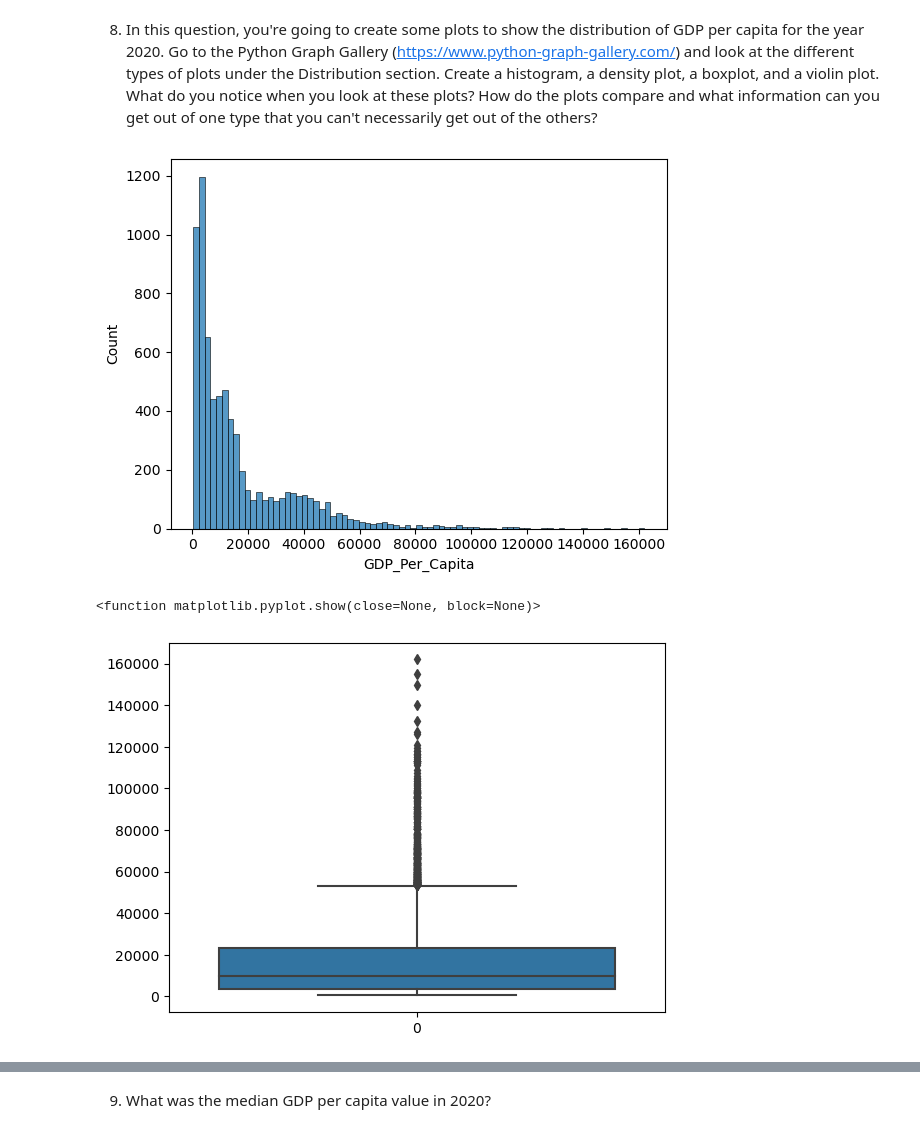
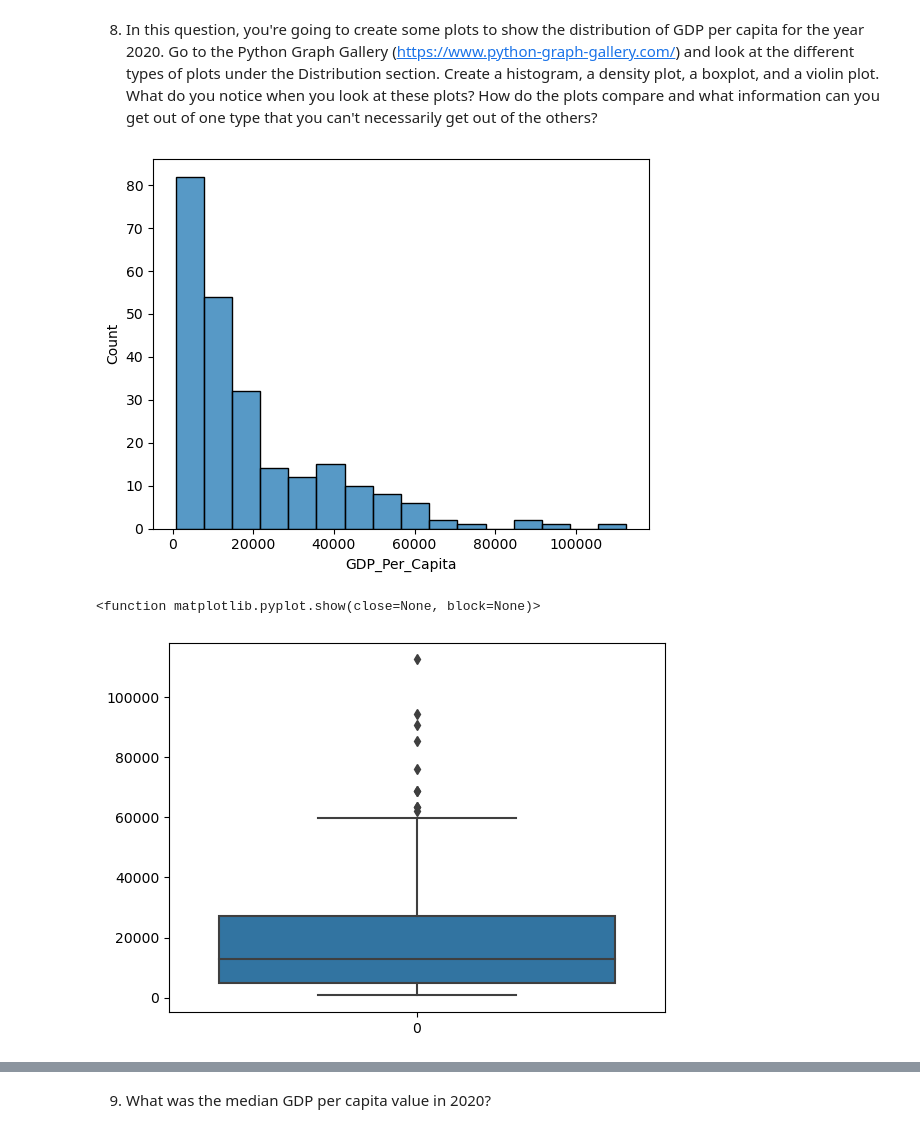
Before and after one commit to NSS-Data-Analytics-Cohort-8/gdp-and-internet-usage-cjpentecost, a Jupyter notebook: notebooks/UNproject.ipynb, the cells around one changed output, grey strips where cells are left out. Drawn from its saved outputs; the diff is of its cells as text; code cells hidden in the pictures.

```diff
--- a/notebooks/UNproject.ipynb
+++ b/notebooks/UNproject.ipynb
@@ -87,21 +87,20 @@ Name: Year, dtype: int64
 8. In this question, you're going to create some plots to show the distribution of GDP per capita for the year 2020. Go to the Python Graph Gallery (https://www.python-graph-gallery.com/) and look at the different types of plots under the Distribution section. Create a histogram, a density plot, a boxplot, and a violin plot. What do you notice when you look at these plots? How do the plots compare and what information can you get out of one type that you can't necessarily get out of the others?
 # %%
 #HISTOGRAM EX
-#Trying to filter out for only the year 2020, but have spent too much time on it
-#year = 2020
-df_filtered = gdp_df[gdp_df['Year']== 2020]
-sns.histplot(gdp_df.GDP_Per_Capita)
+gdp_2020 = gdp_df.loc[gdp_df['Year']==2020]
+#print(gdp_2020.head())
+sns.histplot(gdp_2020.GDP_Per_Capita)
 x = 'GDP_Per_Capita'
 y = 'Year'
 plt.show()
 # %% [output]
-[figure, old version]
+[figure, new version]
 # %%
 #BoxPlot Ex
-sns.boxplot(gdp_df.GDP_Per_Capita)
+sns.boxplot(gdp_2020.GDP_Per_Capita)
 plt.show
 # %% [output]
 <function matplotlib.pyplot.show(close=None, block=None)>
-[figure, old version]
+[figure, new version]
 # %%
 #KDensityPlot Ex
```
Also changed, not shown: parts of 7 cells of this notebook.
